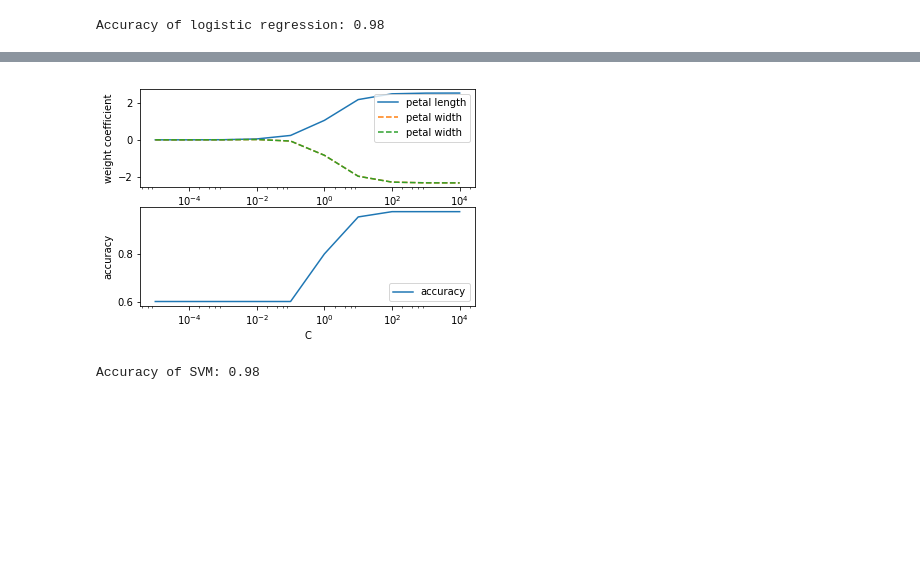
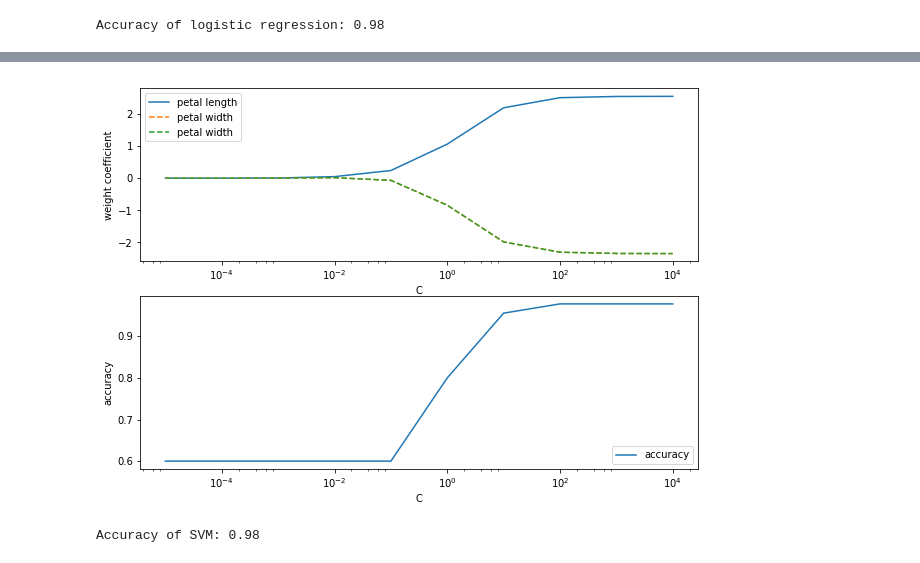
Before and after one commit to khvorov/python-ml, a Jupyter notebook: learn_sklearn.ipynb, the cells around one changed output, grey strips where cells are left out. Drawn from its saved outputs; the diff is of its cells as text; code cells hidden in the pictures; blank space fills up the shorter version.

```diff
--- a/learn_sklearn.ipynb
+++ b/learn_sklearn.ipynb
@@ -1,3 +1,7 @@
+# %%
+import matplotlib.pyplot as plt
+
+plt.rc('figure', figsize=(10, 7))
 # %%
 # load Iris dataset
 from sklearn import datasets
@@ -66,32 +69,32 @@ plt.show()
 # %%
 # effect of regularization
 weights, params, accuracy = [], [], []
 for c in np.arange(-5, 5):
     lr = LogisticRegression(C = 10.0**c, random_state = 0)
     lr.fit(X_train_std, y_train)
     y_pred = lr.predict(X_test_std)
     accuracy.append(accuracy_score(y_test, y_pred))
     weights.append(lr.coef_[1])
     params.append(10.0**c)
 weights = np.array(weights)
 plt.figure(1)
 plt.subplot(211)
 plt.plot(params, weights[:,0], label = 'petal length')
 plt.plot(params, weights[:,1], linestyle = '--', label = 'petal width')
 plt.plot(params, weights[:,1], linestyle = '--', label = 'petal width')
 plt.ylabel('weight coefficient')
 plt.xlabel('C')
-plt.legend(loc = 'upper right')
+plt.legend(loc = 'best')
 plt.xscale('log')
 plt.subplot(212)
 plt.plot(params, accuracy, label = 'accuracy')
 plt.ylabel('accuracy')
 plt.xlabel('C')
 plt.legend(loc = 'lower right')
 plt.xscale('log')
 plt.show()
 # %% [output]
-[figure, old version]
+[figure, new version]
 # %%
 # support vector machines
 from sklearn.svm import SVC
```
Also changed, not shown: parts of 6 cells of this notebook, 3 other files.
